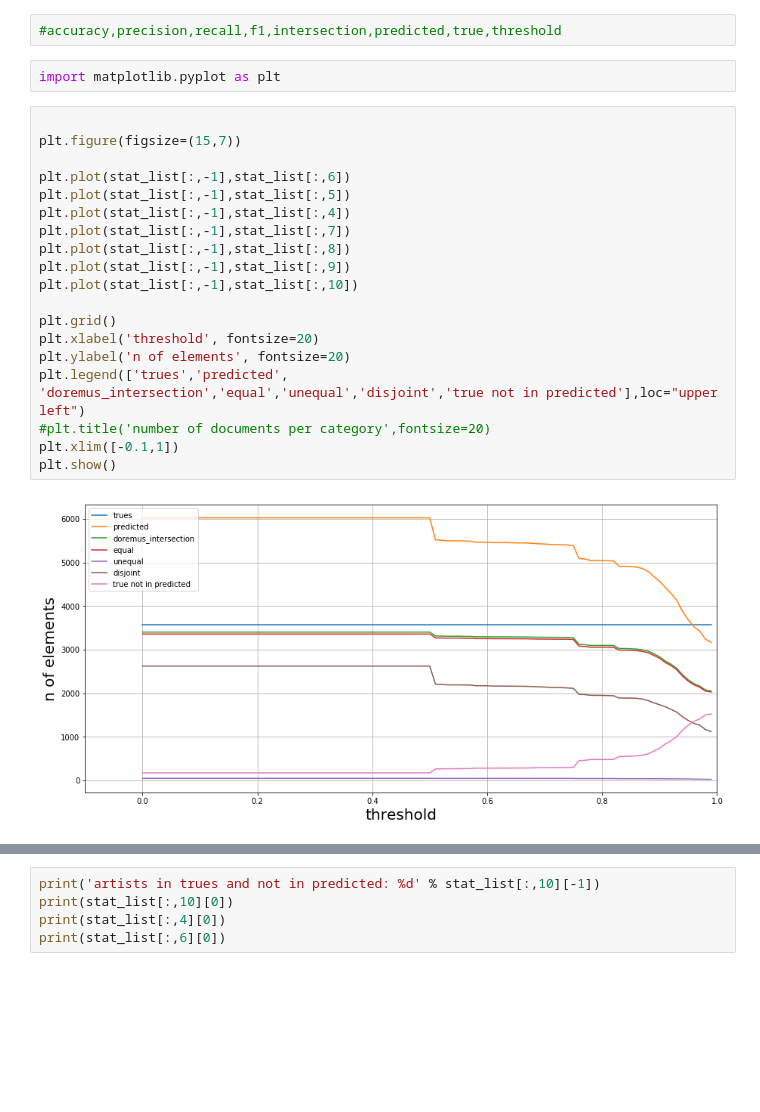
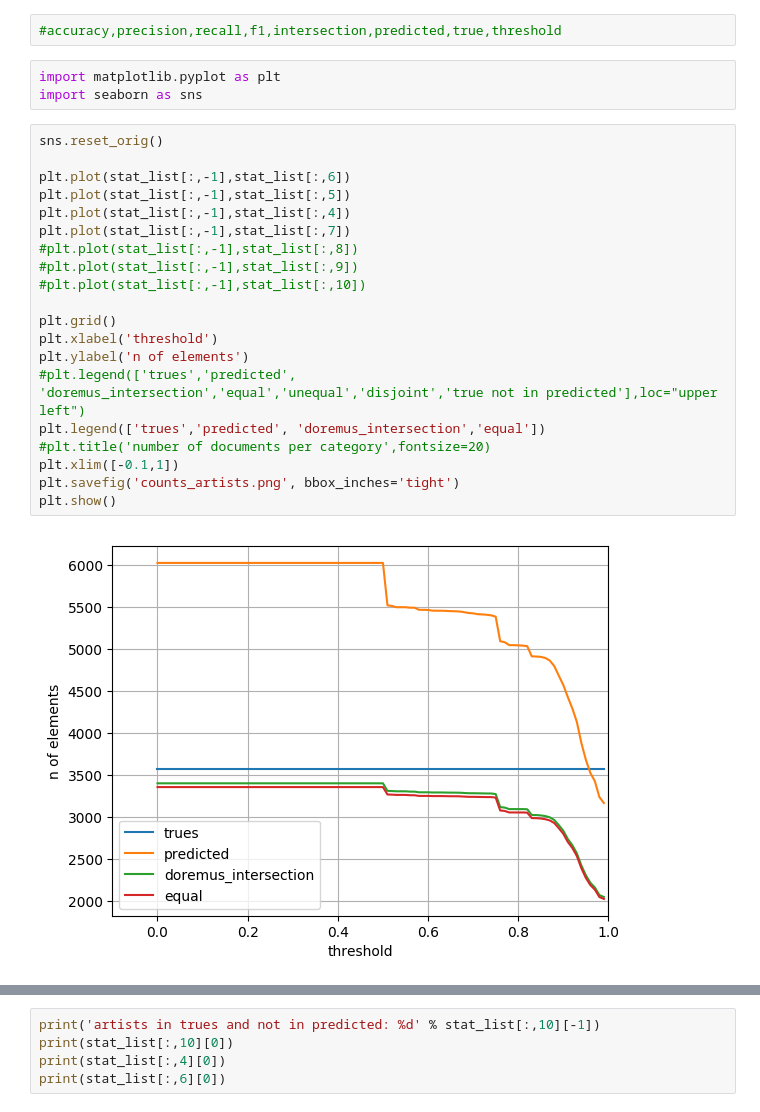
Before and after one commit to D2KLab/CityMUS, a Jupyter notebook: matching_performances/v3/check_performance.ipynb, the cells around one changed output, grey strips where cells are left out. Saved outputs shown, nothing was run; the diff lists cells and outputs as text; blank space fills up the shorter version.

```diff
--- a/matching_performances/v3/check_performance.ipynb
+++ b/matching_performances/v3/check_performance.ipynb
@@ -91,25 +93,27 @@ stat_list = np.array(stat_list)
 #accuracy,precision,recall,f1,intersection,predicted,true,threshold
 # %%
 import matplotlib.pyplot as plt
+import seaborn as sns
 # %%
-
-plt.figure(figsize=(15,7))
+sns.reset_orig()
 
 plt.plot(stat_list[:,-1],stat_list[:,6])
 plt.plot(stat_list[:,-1],stat_list[:,5])
 plt.plot(stat_list[:,-1],stat_list[:,4])
 plt.plot(stat_list[:,-1],stat_list[:,7])
-plt.plot(stat_list[:,-1],stat_list[:,8])
-plt.plot(stat_list[:,-1],stat_list[:,9])
-plt.plot(stat_list[:,-1],stat_list[:,10])
+#plt.plot(stat_list[:,-1],stat_list[:,8])
+#plt.plot(stat_list[:,-1],stat_list[:,9])
+#plt.plot(stat_list[:,-1],stat_list[:,10])
 
 plt.grid()
-plt.xlabel('threshold', fontsize=20)
-plt.ylabel('n of elements', fontsize=20)
-plt.legend(['trues','predicted', 'doremus_intersection','equal','unequal','disjoint','true not in predicted'],loc="upper left")
+plt.xlabel('threshold')
+plt.ylabel('n of elements')
+#plt.legend(['trues','predicted', 'doremus_intersection','equal','unequal','disjoint','true not in predicted'],loc="upper left")
+plt.legend(['trues','predicted', 'doremus_intersection','equal'])
 #plt.title('number of documents per category',fontsize=20)
 plt.xlim([-0.1,1])
+plt.savefig('counts_artists.png', bbox_inches='tight')
 plt.show()
 # %% [output]
-[figure, old version]
+[figure, new version]
 # %%
```
Also changed, not shown: parts of 9 cells of this notebook, 5 other files.
